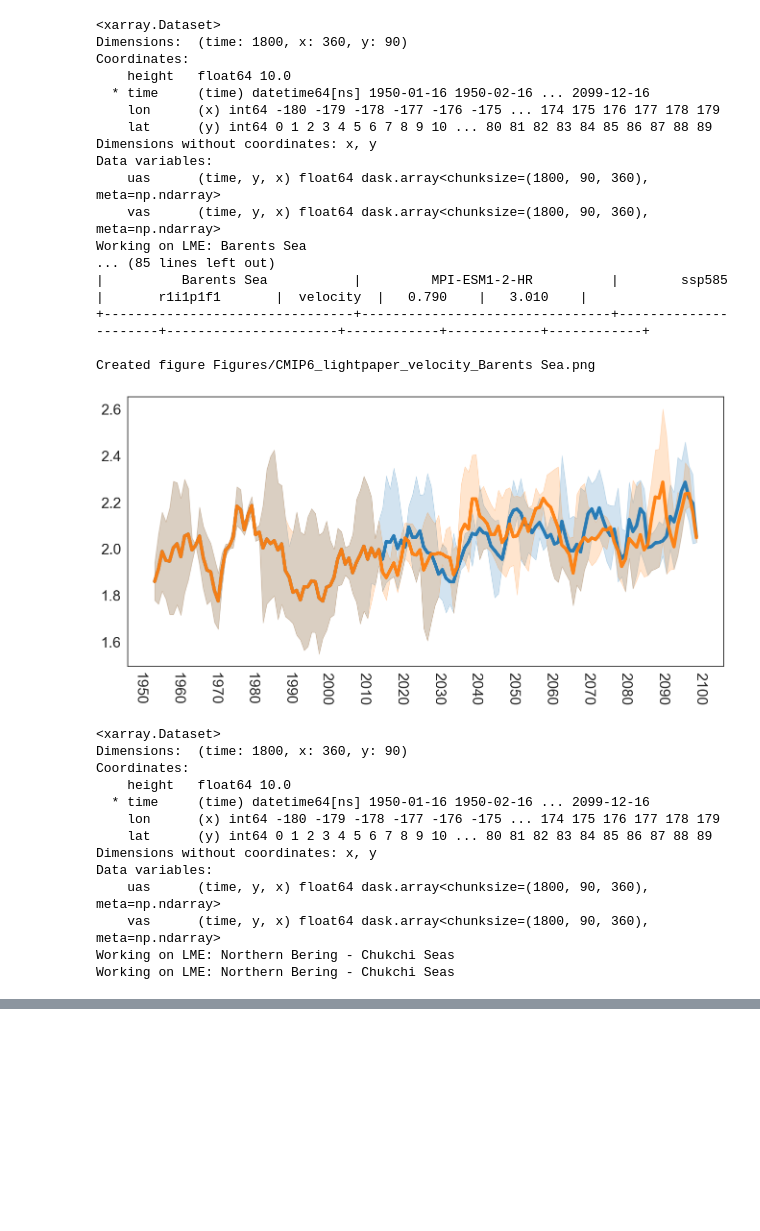
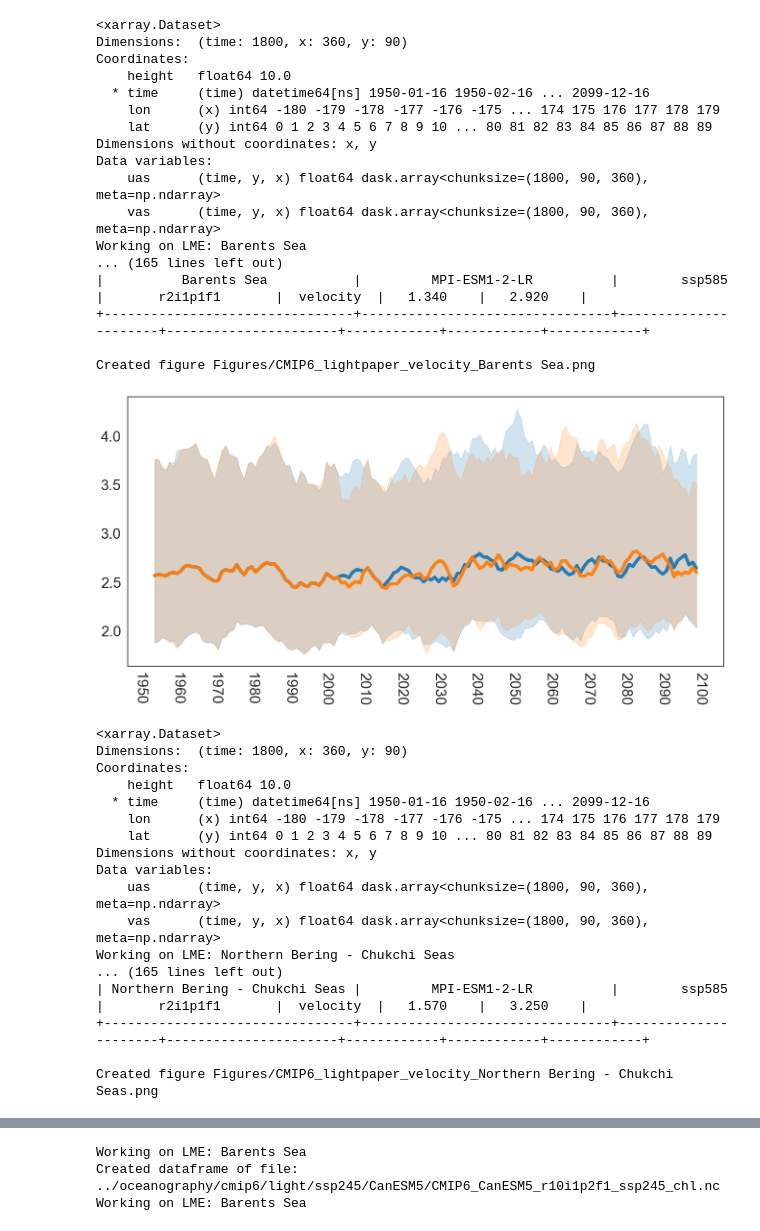
Before and after one commit to trondkr/cmip6-albedo, a Jupyter notebook: CMIP6_plot_forcing.ipynb, the cells around one changed output, grey strips where cells are left out. Drawn from its saved outputs; the diff is of its cells as text; code cells hidden in the pictures; blank space fills up the shorter version.

Commit message:
Updated which models to use and rerunning the light model. Also forcing plots updated

```diff
--- a/CMIP6_plot_forcing.ipynb
+++ b/CMIP6_plot_forcing.ipynb
@@ -326,13 +326,15 @@ frequency="A"
 ensemble_ids = ["r{}i{}p{}f{}".format(str(i + 1), str(ii + 1), str(iii + 1), str(iv + 1)) for i in
                            range(member_range)
                            for ii in range(member_range) for iii in range(member_range) for iv in range(member_range)]
+
+#ensemble_ids = ["r10i1p1f1", "r4i1p1f1", "r10i1p2f1", "r3i1p2f1", "r2i1p1f2",#"r4i1p1f2","r2i1p1f1"]
 period="1950-01-01-2099-12-16"
 start_time="1950-01-01"
 end_time="2099-12-16"
 
-models=["CanESM5","CanESM5-CanOE","UKESM1-0-LL","MPI-ESM1-2-HR"]
+models=["CanESM5","CMCC-ESM2","MPI-ESM1-2-HR", "ACCESS-ESM1-5", "MPI-ESM1-2-LR"]
 ds_var_names=["velocity","chl", "clt", "sithick", "siconc", "tas","chl"] #["velocity"]
-#ds_var_names=["velocity"]
+#ds_var_names=["clt"]
 
 LMES=['California Current','East Bering Sea','Gulf of Alaska',
       'Northern Bering - Chukchi Seas','West Bering Sea','Sea of Japan',
@@ -416,7 +418,6 @@ for var_name in ds_var_names:
 
             create_summary_table(models_dict, LME)
             df = df.reindex()
-
             df["date"]=df.index
 
             if os.path.exists("test.csv"):os.remove("test.csv")
@@ -439,7 +440,7 @@ for var_name in ds_var_names:
             b.set_ylabel("",fontsize=20)
             import matplotlib.dates as mdates
             if var_name=="tas":
-                plt.legend(loc="upper right", frameon=False, fontsize=26)
+                plt.legend(loc="upper left", frameon=False, fontsize=32)
 
             ax.xaxis.set_major_locator(mdates.YearLocator(base=10))
             ax.xaxis.set_major_formatter(mdates.DateFormatter('%Y'))
@@ -472,36 +473,36 @@ for var_name in ds_var_names:
         b.tick_params(labelsize=20)
         b.set_xlabel("",fontsize=18)
         b.set_ylabel("",fontsize=18)
 
         plt.legend(loc="upper right", frameon=False, fontsize=20)
 
         if not os.path.exists("Figures"):
             os.makedirs("Figures")
         plotfile="Figures/CMIP6_lightpaper_{}_{}.png".format(var_name,LME)
         print("Created figure {}".format(plotfile))
       #  plt.savefig(plotfile, dpi=300,
       #              bbox_inches = 'tight')
 
         plt.show()
 # %% [output]
 <xarray.Dataset>
 Dimensions:  (time: 1800, x: 360, y: 90)
 Coordinates:
     height   float64 10.0
   * time     (time) datetime64[ns] 1950-01-16 1950-02-16 ... 2099-12-16
     lon      (x) int64 -180 -179 -178 -177 -176 -175 ... 174 175 176 177 178 179
     lat      (y) int64 0 1 2 3 4 5 6 7 8 9 10 ... 80 81 82 83 84 85 86 87 88 89
 Dimensions without coordinates: x, y
 Data variables:
     uas      (time, y, x) float64 dask.array<chunksize=(1800, 90, 360), meta=np.ndarray>
     vas      (time, y, x) float64 dask.array<chunksize=(1800, 90, 360), meta=np.ndarray>
 Working on LME: Barents Sea
-... (85 lines left out)
-|          Barents Sea           |         MPI-ESM1-2-HR          |        ssp585        |       r1i1p1f1       |  velocity  |   0.790    |   3.010    |
+... (165 lines left out)
+|          Barents Sea           |         MPI-ESM1-2-LR          |        ssp585        |       r2i1p1f1       |  velocity  |   1.340    |   2.920    |
 +--------------------------------+--------------------------------+----------------------+----------------------+------------+------------+------------+
 
 Created figure Figures/CMIP6_lightpaper_velocity_Barents Sea.png
-[figure, old version]
+[figure, new version]
 <xarray.Dataset>
 Dimensions:  (time: 1800, x: 360, y: 90)
 Coordinates:
@@ -514,4 +515,8 @@ Data variables:
     uas      (time, y, x) float64 dask.array<chunksize=(1800, 90, 360), meta=np.ndarray>
     vas      (time, y, x) float64 dask.array<chunksize=(1800, 90, 360), meta=np.ndarray>
 Working on LME: Northern Bering - Chukchi Seas
-Working on LME: Northern Bering - Chukchi Seas
+... (165 lines left out)
+| Northern Bering - Chukchi Seas |         MPI-ESM1-2-LR          |        ssp585        |       r2i1p1f1       |  velocity  |   1.570    |   3.250    |
++--------------------------------+--------------------------------+----------------------+----------------------+------------+------------+------------+
+
+Created figure Figures/CMIP6_lightpaper_velocity_Northern Bering - Chukchi Seas.png
@@ -517,0 +524,3 @@ Working on LME: Northern Bering - Chukchi Seas
+Working on LME: Barents Sea
+Created dataframe of file: ../oceanography/cmip6/light/ssp245/CanESM5/CMIP6_CanESM5_r10i1p2f1_ssp245_chl.nc
+Working on LME: Barents Sea
```
Also changed, not shown: parts of 1 cell of this notebook, 6 other files.
